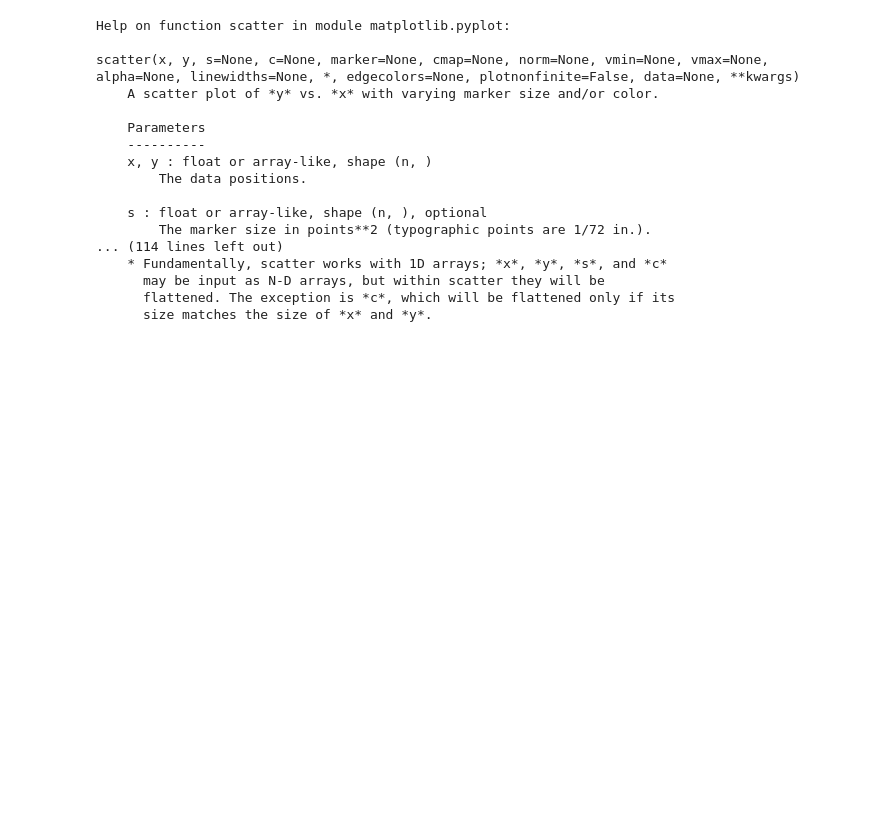
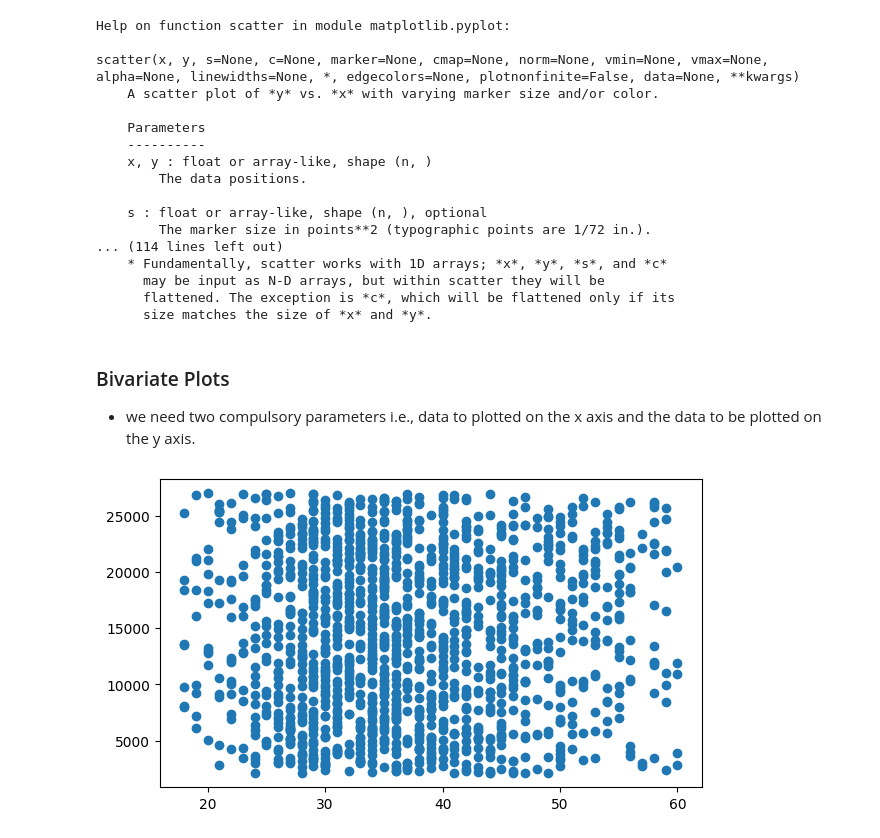
Before and after one commit to pps-github22/Data-Visualization, a Jupyter notebook: Learning1/Scatter_Plot.ipynb, the cells around one changed output. Drawn from its saved outputs; the diff is of its cells as text; code cells hidden in the pictures; blank space fills up the shorter version.

Commit message:
scatter 3 commit

```diff
--- a/Learning1/Scatter_Plot.ipynb
+++ b/Learning1/Scatter_Plot.ipynb
@@ -45,3 +45,14 @@ scatter(x, y, s=None, c=None, marker=None, cmap=None, norm=None, vmin=None, vmax
       may be input as N-D arrays, but within scatter they will be
       flattened. The exception is *c*, which will be flattened only if its
       size matches the size of *x* and *y*.
+# %% [markdown]
+### Bivariate Plots
+
+* we need two compulsory parameters i.e., data to plotted on the x axis and the data to be plotted on the y axis.
+# %%
+plt.rcParams['figure.figsize'] = (7, 4)
+plt.scatter(data['Age'],
+            data['MonthlyRate'])
+plt.show()
+# %% [output]
+[figure, added]
```
